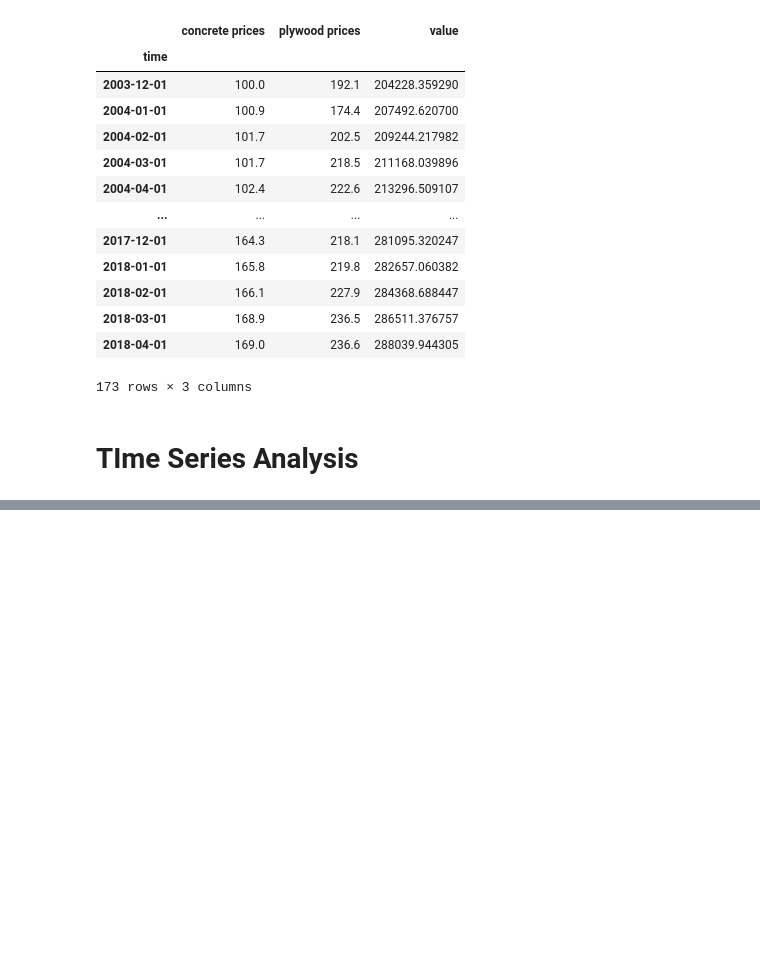
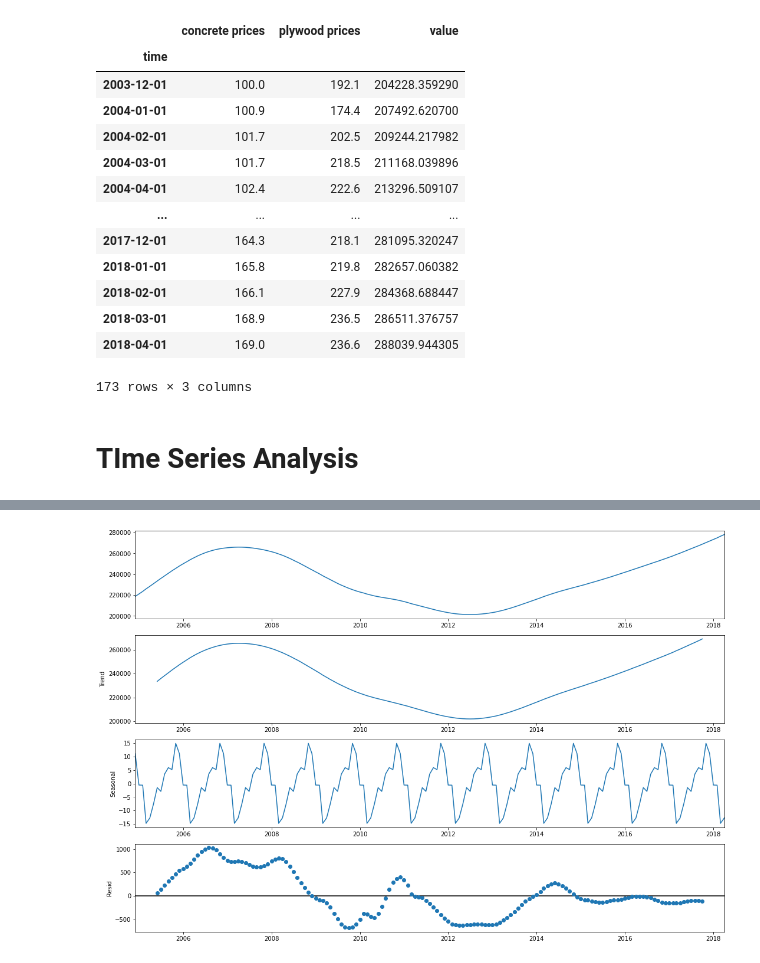
Before and after one commit to fivearm/Phase_4_Project, a Jupyter notebook: check.ipynb, the cells around one changed output, grey strips where cells are left out. Saved outputs shown, nothing was run; the diff lists cells and outputs as text; code cells hidden in the pictures; blank space fills up the shorter version.

```diff
--- a/check.ipynb
+++ b/check.ipynb
@@ -129 +133,20 @@ def plot_series(df, name = None, window = None, X = None, y = None, x_label = No
     plt.show();
+# %%
+def seasonal_plot(df, window = None, X = None, y = None):
+    '''
+    Plotting the seasonal decompose
+
+    Parameters
+    -----------
+    df : The dataframe you wish to decompose
+    window : The rolling window
+    X : The length of the plot
+    y : The Height of the plot
+
+    Return
+    -----------
+    A seasonal decompose of the dataframe.
+    '''
+    result = seasonal_decompose(house_values.rolling(window).mean().dropna())
+    plt.rcParams['figure.figsize'] = (X,y)
+    result.plot();
@@ -305,0 +375,4 @@ final_df
+# %%
+seasonal_plot(house_values, window=13, X = 15, y = 10)
+# %% [output]
+[figure, added]
```
Also changed, not shown: parts of 16 cells of this notebook.
